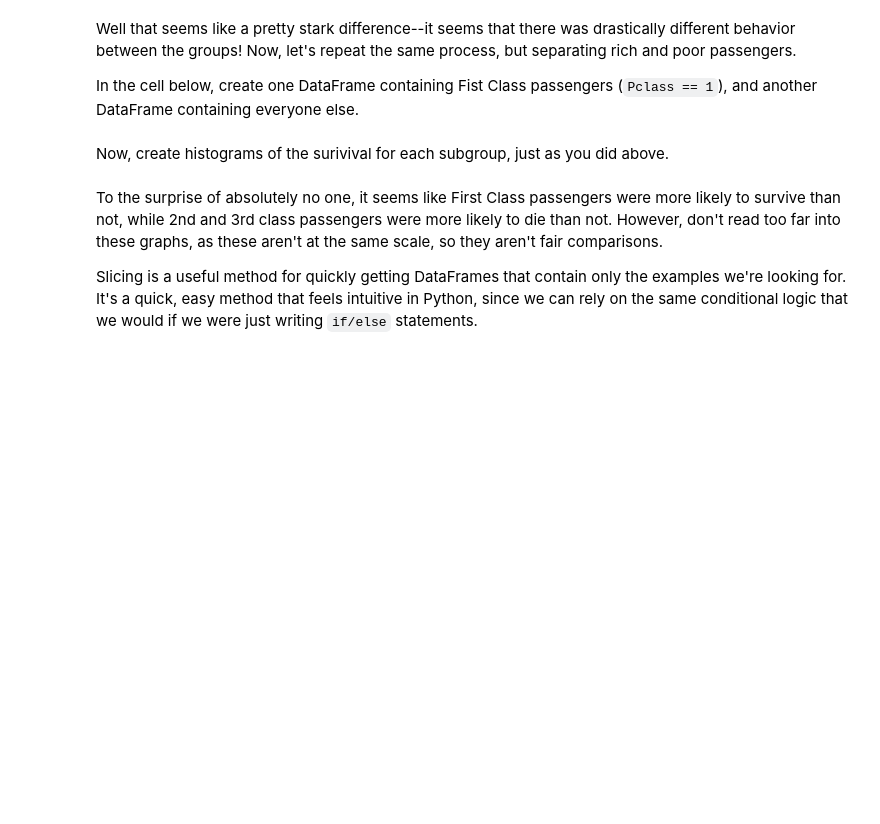
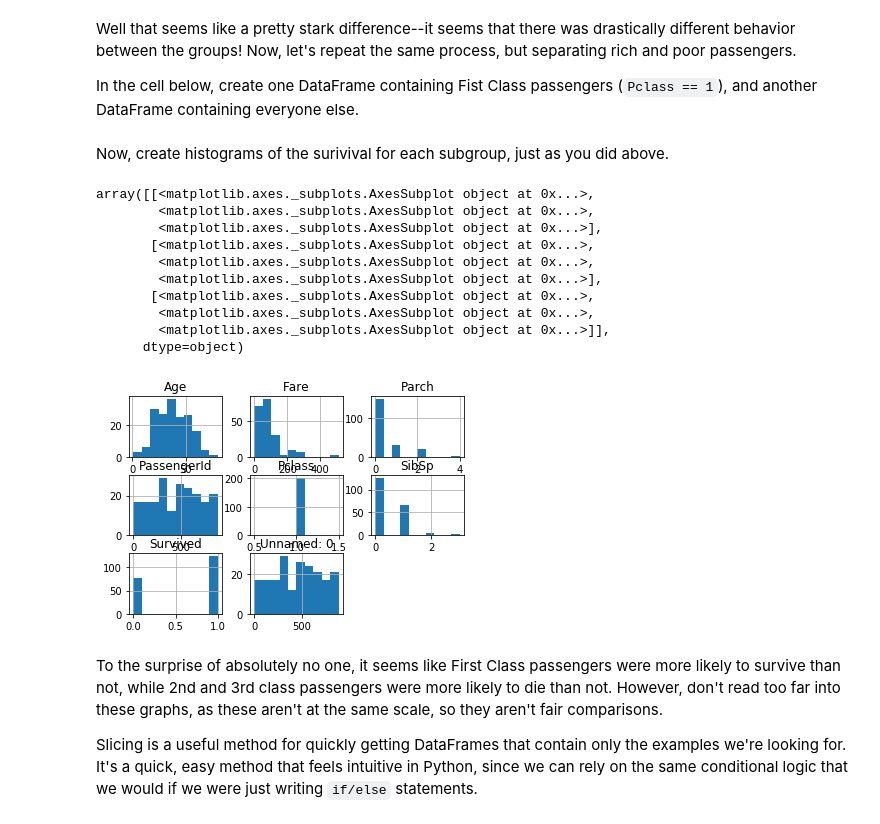
Before and after one commit to JoeDown/dsc-using-sql-with-pandas-lab-houston-ds-042219, a Jupyter notebook: index.ipynb, the cells around one changed output. Drawn from its saved outputs; the diff is of its cells as text; code cells hidden in the pictures; blank space fills up the shorter version.

```diff
--- a/index.ipynb
+++ b/index.ipynb
@@ -192,6 +192,20 @@ first_class_df = df.loc[df.Pclass==1]
 second_third_class_df = df.loc[(df.Pclass>=2)]
 # %% [markdown]
 Now, create histograms of the surivival for each subgroup, just as you did above.
+# %%
+first_class_df.hist()
+# %% [output]
+array([[<matplotlib.axes._subplots.AxesSubplot object at 0x...>,
+        <matplotlib.axes._subplots.AxesSubplot object at 0x...>,
+        <matplotlib.axes._subplots.AxesSubplot object at 0x...>],
+       [<matplotlib.axes._subplots.AxesSubplot object at 0x...>,
+        <matplotlib.axes._subplots.AxesSubplot object at 0x...>,
+        <matplotlib.axes._subplots.AxesSubplot object at 0x...>],
+       [<matplotlib.axes._subplots.AxesSubplot object at 0x...>,
+        <matplotlib.axes._subplots.AxesSubplot object at 0x...>,
+        <matplotlib.axes._subplots.AxesSubplot object at 0x...>]],
+      dtype=object)
+[figure, added]
 # %% [markdown]
 To the surprise of absolutely no one, it seems like First Class passengers were more likely to survive than not, while 2nd and 3rd class passengers were more likely to die than not.  However, don't read too far into these graphs, as these aren't at the same scale, so they aren't fair comparisons.
 
```
